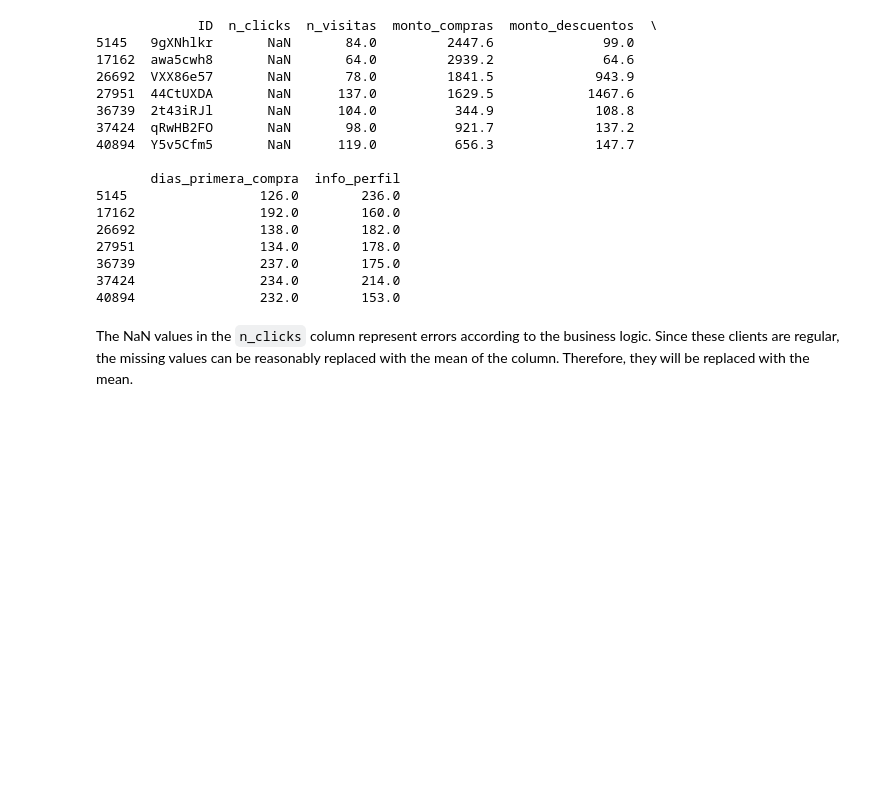
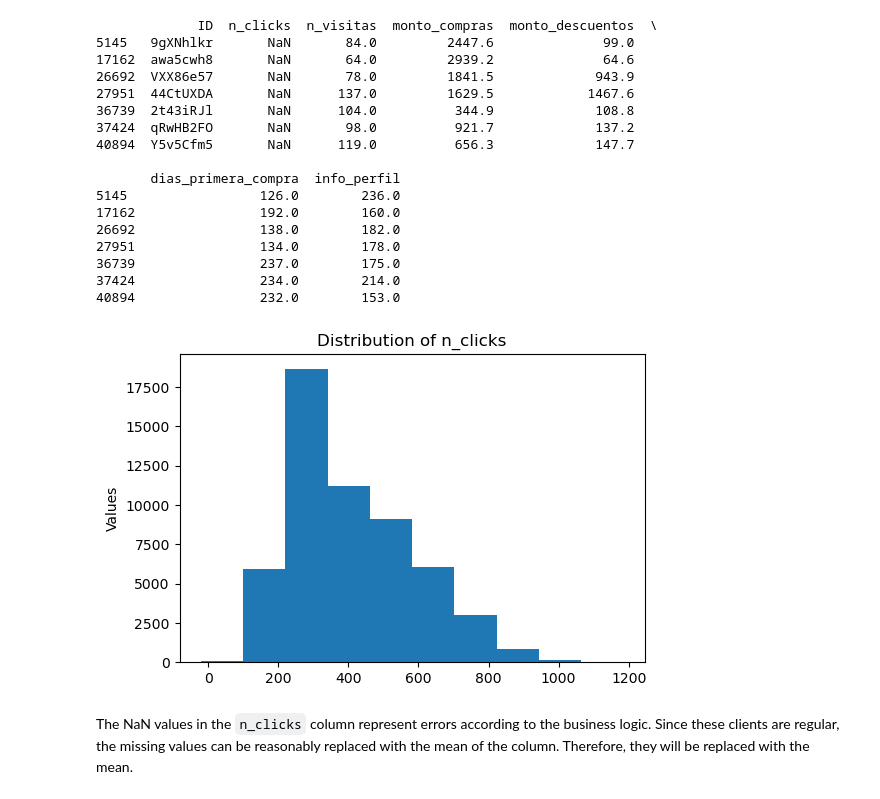
Before and after one commit to davexat/Client_Segmentation_Dashboard, a Jupyter notebook: notebooks/0.0_dsb_data_exploration.ipynb, the cells around one changed output. Saved outputs shown, nothing was run; the diff lists cells and outputs as text; code cells hidden in the pictures; blank space fills up the shorter version.

Commit message:
Cleaning last NaN values

```diff
--- a/notebooks/0.0_dsb_data_exploration.ipynb
+++ b/notebooks/0.0_dsb_data_exploration.ipynb
@@ -42,5 +44,13 @@ import pandas as pd
 import matplotlib.pyplot as plt
 # %matplotlib inline
+# %%
+# Util function
+def hist(df, column):
+    plt.figure(figsize=(6, 4))
+    df[column].plot(kind="hist")
+    plt.title("Distribution of "+column)
+    plt.ylabel("Values")
+    plt.show()
 # %%
 # Loading dataset
 dataset_path = "../data/raw/dataset_ecommerce.csv"
@@ -130,6 +166,11 @@ print(df_with_nulls)
 36739                237.0        175.0
 37424                234.0        214.0
 40894                232.0        153.0
+# %%
+# Viewing distribution of n_clicks
+hist(df, "n_clicks")
+# %% [output]
+[figure, added]
 # %% [markdown]
 The NaN values in the `n_clicks` column represent errors according to the business logic. Since these clients are regular, the missing values can be reasonably replaced with the mean of the column. Therefore, they will be replaced with the mean.
 # %%
```
Also changed, not shown: parts of 23 cells of this notebook.
